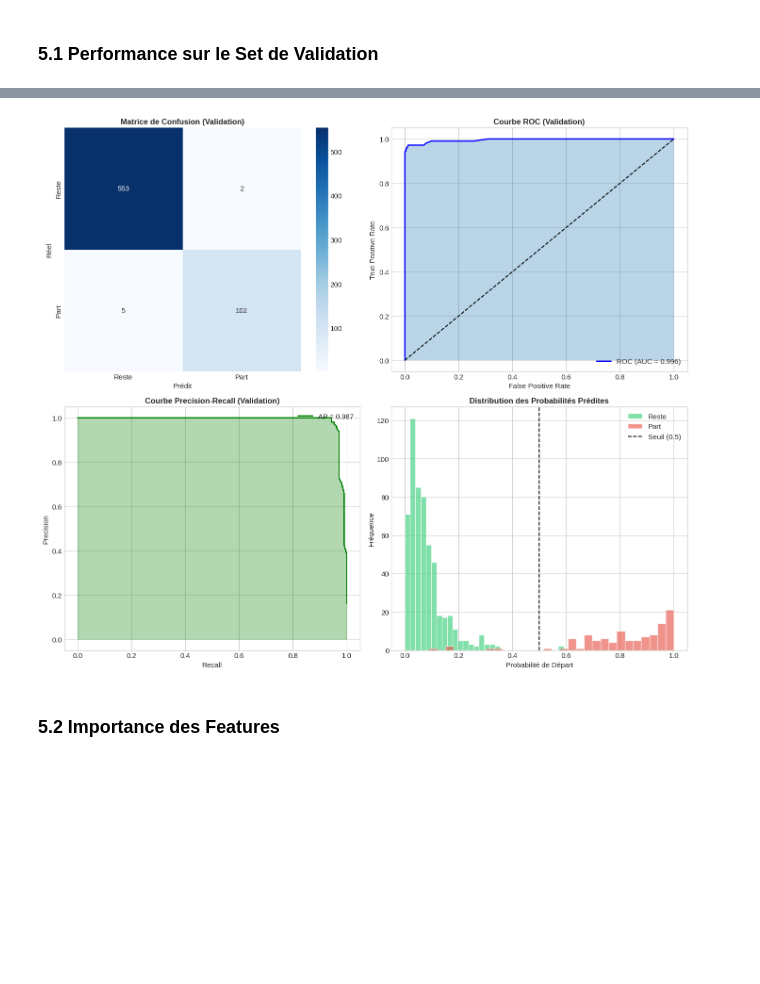
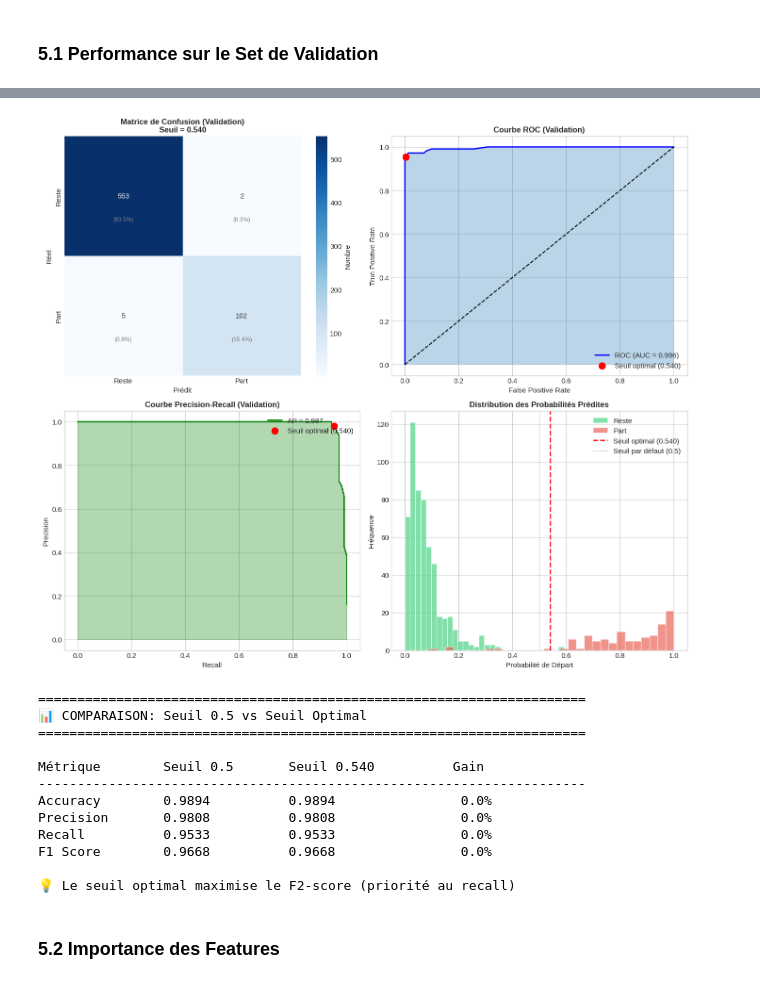
Before and after one commit to parzizou/projet_ML, a Jupyter notebook: Projet.ipynb, the cells around one changed output, grey strips where cells are left out. Cells and saved outputs as stored; diff of their text form; code cells hidden in the pictures; blank space fills up the shorter version.

```diff
--- a/Projet.ipynb
+++ b/Projet.ipynb
@@ -989,7 +976,6 @@ results_df = pd.DataFrame({
     'Recall': [r['recall'] for r in results.values()],
     'F1 Score': [r['f1'] for r in results.values()],
     'ROC AUC': [r['roc_auc'] if r['roc_auc'] else 0 for r in results.values()],
-    'CV F1': [r['cv_score'] for r in results.values()]
 }).set_index('Model')
 
 print("📊 Tableau comparatif des performances:")
@@ -1363,35 +1438,46 @@ plt.tight_layout()
 plt.show()
 
 # Comparaison seuil 0.5 vs seuil optimal
 if y_val_proba is not None:
     print("\n" + "=" * 70)
     print("📊 COMPARAISON: Seuil 0.5 vs Seuil Optimal")
     print("=" * 70)
 
     # Prédictions avec seuil 0.5
     y_val_pred_default = (y_val_proba >= 0.5).astype(int)
 
     print(f"\n{'Métrique':<15} {'Seuil 0.5':<15} {'Seuil {:.3f}':<15} {'Gain':>10}".format(optimal_threshold))
     print("-" * 70)
 
     metrics_comparison = [
         ('Accuracy', accuracy_score),
         ('Precision', precision_score),
         ('Recall', recall_score),
         ('F1 Score', f1_score),
-        ('F2 Score', lambda y_true, y_pred: fbeta_score(y_true, y_pred, beta=2))
     ]
 
     for metric_name, metric_func in metrics_comparison:
         score_default = metric_func(y_val, y_val_pred_default)
         score_optimal = metric_func(y_val, y_val_pred)
         gain = ((score_optimal - score_default) / score_default * 100) if score_default > 0 else 0
 
         print(f"{metric_name:<15} {score_default:<15.4f} {score_optimal:<15.4f} {gain:>9.1f}%")
 
     print("\n💡 Le seuil optimal maximise le F2-score (priorité au recall)")
 # %% [output]
-[figure, old version]
+[figure, new version]
+======================================================================
+📊 COMPARAISON: Seuil 0.5 vs Seuil Optimal
+======================================================================
+
+Métrique        Seuil 0.5       Seuil 0.540          Gain
+----------------------------------------------------------------------
+Accuracy        0.9894          0.9894                0.0%
+Precision       0.9808          0.9808                0.0%
+Recall          0.9533          0.9533                0.0%
+F1 Score        0.9668          0.9668                0.0%
+
+💡 Le seuil optimal maximise le F2-score (priorité au recall)
 # %% [markdown]
 ### 5.2 Importance des Features
 # %%
```
Also changed, not shown: parts of 11 cells of this notebook, 4 other files.
